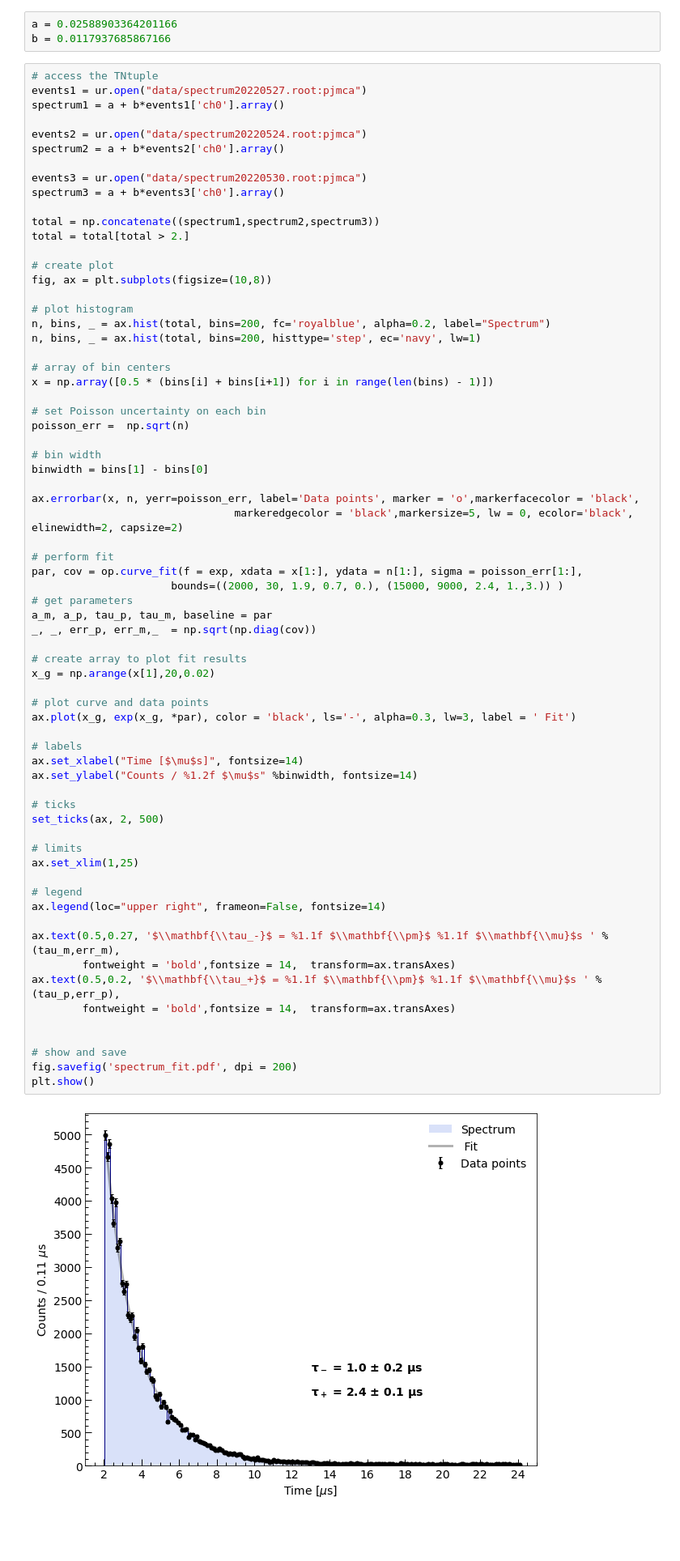
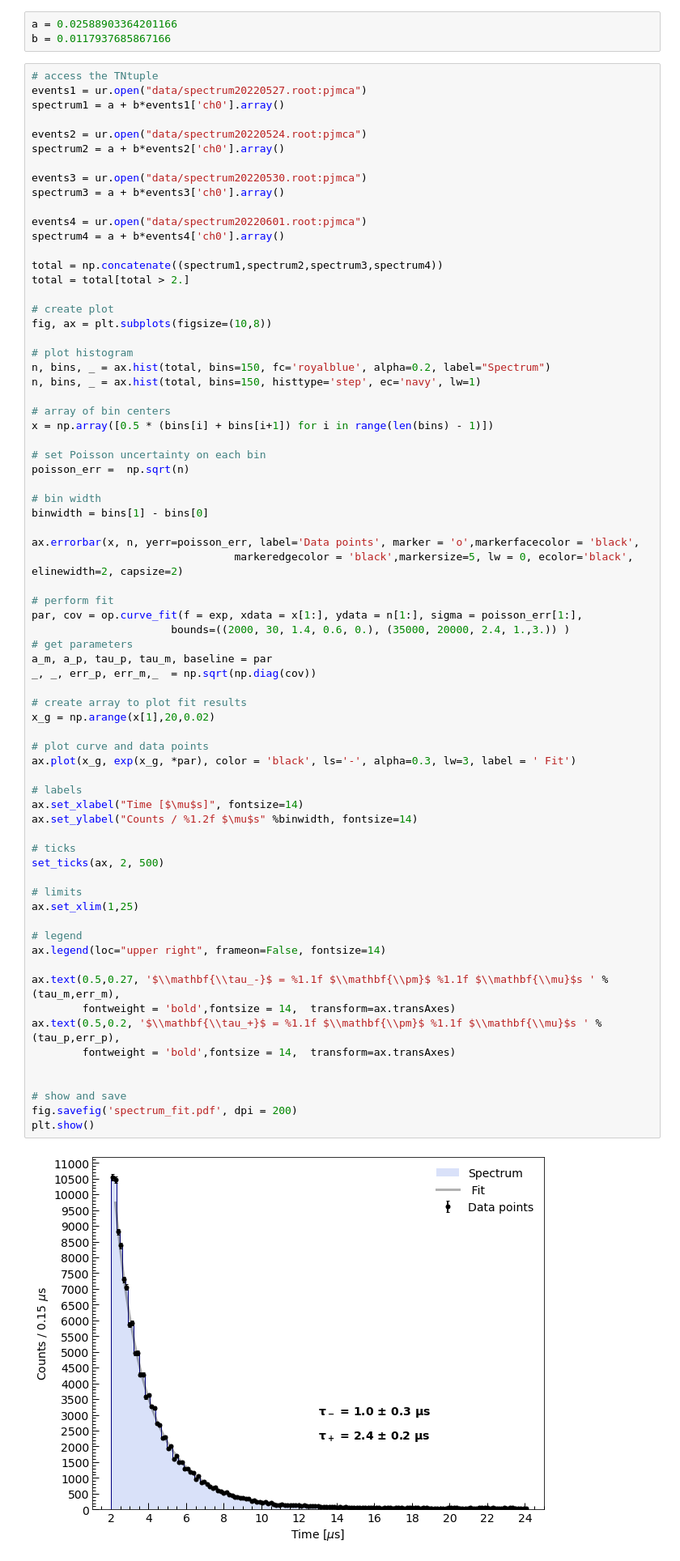
Before and after one commit to trRiccardo/MuonLifetime, a Jupyter notebook: spectra/analysis.ipynb, the cells around one changed output. Shown at 81% size. Drawn from its saved outputs; the diff is of its cells as text; blank space fills up the shorter version.

```diff
--- a/spectra/analysis.ipynb
+++ b/spectra/analysis.ipynb
@@ -48,15 +48,18 @@ spectrum2 = a + b*events2['ch0'].array()
 events3 = ur.open("data/spectrum20220530.root:pjmca")
 spectrum3 = a + b*events3['ch0'].array()
 
-total = np.concatenate((spectrum1,spectrum2,spectrum3))
+events4 = ur.open("data/spectrum20220601.root:pjmca")
+spectrum4 = a + b*events4['ch0'].array()
+
+total = np.concatenate((spectrum1,spectrum2,spectrum3,spectrum4))
 total = total[total > 2.]
 
 # create plot
 fig, ax = plt.subplots(figsize=(10,8))
 
 # plot histogram
-n, bins, _ = ax.hist(total, bins=200, fc='royalblue', alpha=0.2, label="Spectrum")
-n, bins, _ = ax.hist(total, bins=200, histtype='step', ec='navy', lw=1)
+n, bins, _ = ax.hist(total, bins=150, fc='royalblue', alpha=0.2, label="Spectrum")
+n, bins, _ = ax.hist(total, bins=150, histtype='step', ec='navy', lw=1)
 
 # array of bin centers
 x = np.array([0.5 * (bins[i] + bins[i+1]) for i in range(len(bins) - 1)])
@@ -72,40 +75,40 @@ ax.errorbar(x, n, yerr=poisson_err, label='Data points', marker = 'o',markerface
 
 # perform fit
 par, cov = op.curve_fit(f = exp, xdata = x[1:], ydata = n[1:], sigma = poisson_err[1:],
-                      bounds=((2000, 30, 1.9, 0.7, 0.), (15000, 9000, 2.4, 1.,3.)) )
+                      bounds=((2000, 30, 1.4, 0.6, 0.), (35000, 20000, 2.4, 1.,3.)) )
 # get parameters
 a_m, a_p, tau_p, tau_m, baseline = par
 _, _, err_p, err_m,_  = np.sqrt(np.diag(cov))
 
 # create array to plot fit results
 x_g = np.arange(x[1],20,0.02)
 
 # plot curve and data points
 ax.plot(x_g, exp(x_g, *par), color = 'black', ls='-', alpha=0.3, lw=3, label = ' Fit')
 
 # labels
 ax.set_xlabel("Time [$\mu$s]", fontsize=14)
 ax.set_ylabel("Counts / %1.2f $\mu$s" %binwidth, fontsize=14)
 
 # ticks
 set_ticks(ax, 2, 500)
 
 # limits
 ax.set_xlim(1,25)
 
 # legend
 ax.legend(loc="upper right", frameon=False, fontsize=14)
 
 ax.text(0.5,0.27, '$\\mathbf{\\tau_-}$ = %1.1f $\\mathbf{\\pm}$ %1.1f $\\mathbf{\\mu}$s ' % (tau_m,err_m),
         fontweight = 'bold',fontsize = 14,  transform=ax.transAxes)
 ax.text(0.5,0.2, '$\\mathbf{\\tau_+}$ = %1.1f $\\mathbf{\\pm}$ %1.1f $\\mathbf{\\mu}$s ' % (tau_p,err_p),
         fontweight = 'bold',fontsize = 14,  transform=ax.transAxes)
 
 
 # show and save
 fig.savefig('spectrum_fit.pdf', dpi = 200)
 plt.show()
 # %% [output]
-[figure, old version]
+[figure, new version]
 # %%
 total_events = len(total)
```
Also changed, not shown: parts of 2 cells of this notebook, 2 other files.
